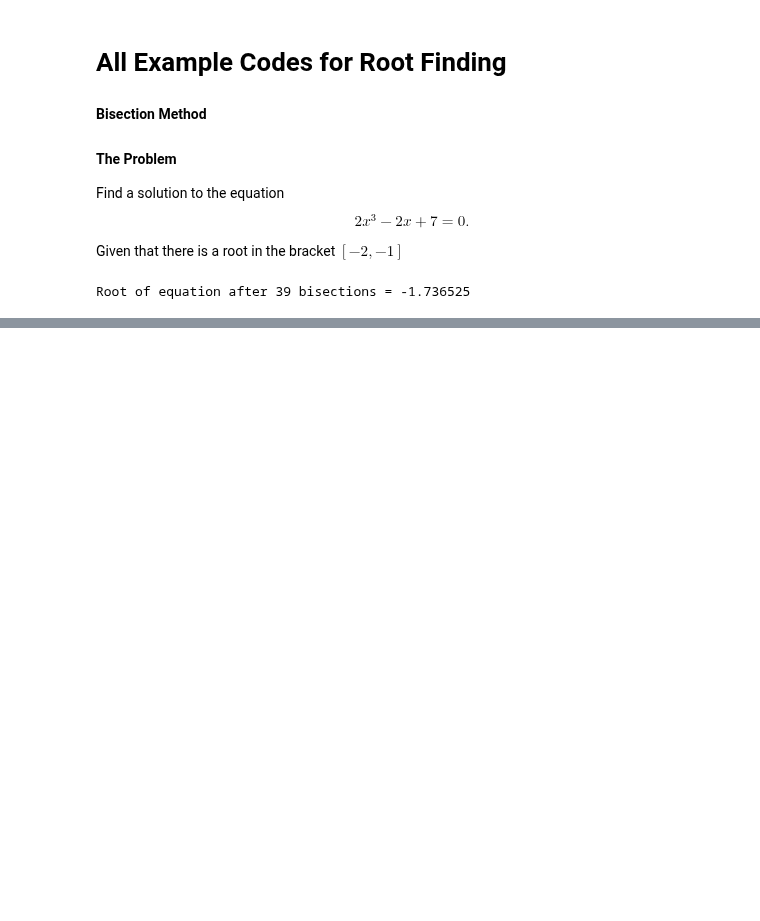
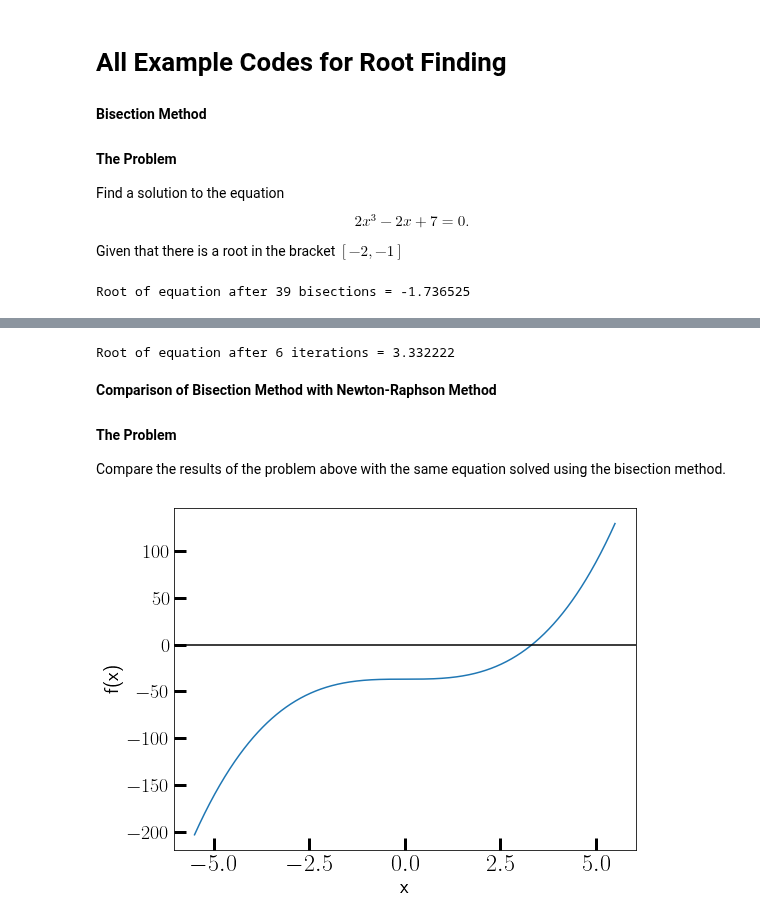
Before and after one commit to hariseldon99/msph402b, a Jupyter notebook: Root_Finding.ipynb, the cells around one changed output, grey strips where cells are left out. Drawn from its saved outputs; the diff is of its cells as text; code cells hidden in the pictures; blank space fills up the shorter version.

Commit message:
added root finding notebook

```diff
--- a/Root_Finding.ipynb
+++ b/Root_Finding.ipynb
@@ -24,0 +36,29 @@ Root of equation after 39 bisections = -1.736525
+# %%
+from scipy.optimize import newton
+
+x0 = 5
+
+root, output = newton(lambda x: x**3 - 37, x0, fprime=lambda x: 3 * x**2, full_output=True)
+print("Root of equation after %d iterations = %lf" % (output.iterations, root))
+# %% [output]
+Root of equation after 6 iterations = 3.332222
+# %% [markdown]
+**Comparison of Bisection Method with Newton-Raphson Method**
+
+#### The Problem
+
+Compare the results of the problem above with the same equation solved using the bisection method.
+# %%
+import numpy as np
+import matplotlib.pyplot as plt
+plt.rcParams['figure.figsize'] = (8,6)
+plt.rcParams['font.size'] = 20
+
+x = np.linspace(-5.5, 5.5, 1000)
+plt.plot(x, x**3 - 37)
+plt.axhline(y=0, color='black')
+plt.xlabel('x')
+plt.ylabel('f(x)')
+plt.show()
+# %% [output]
+[figure, added]
```
Also changed, not shown: parts of 10 cells of this notebook.
